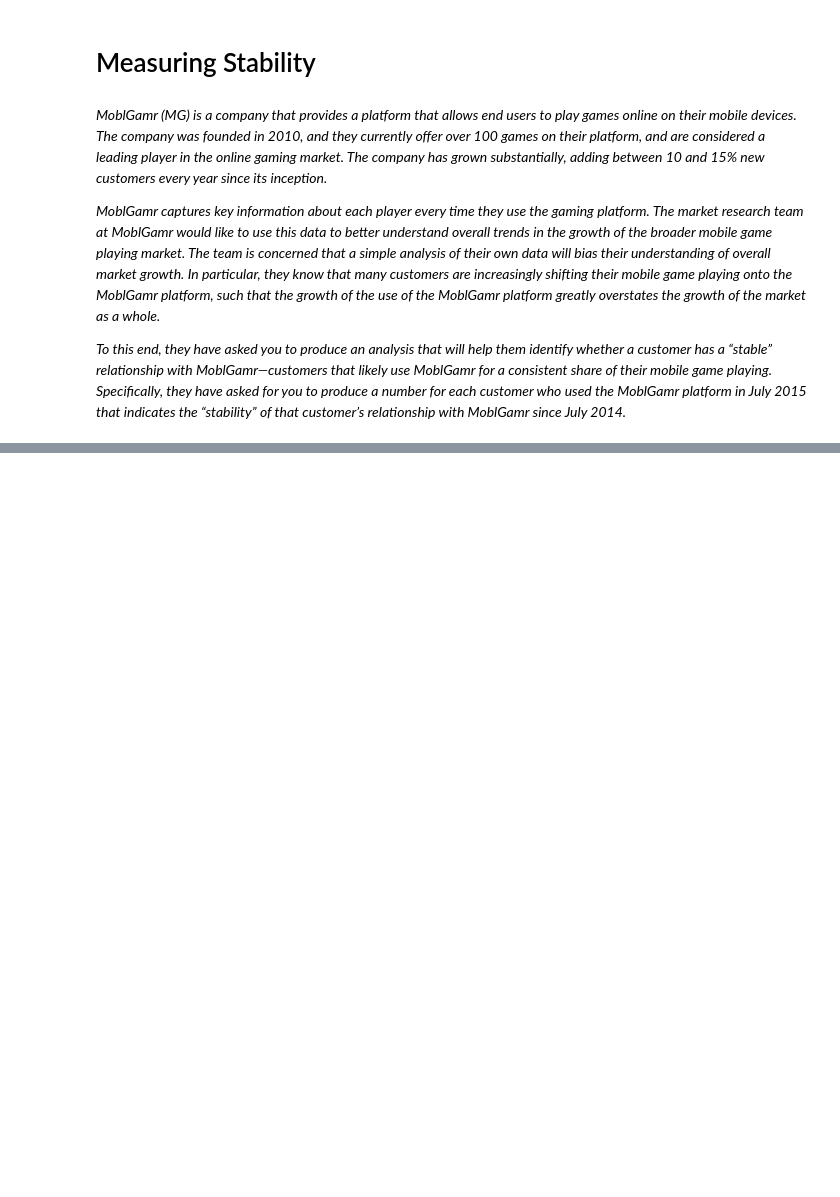
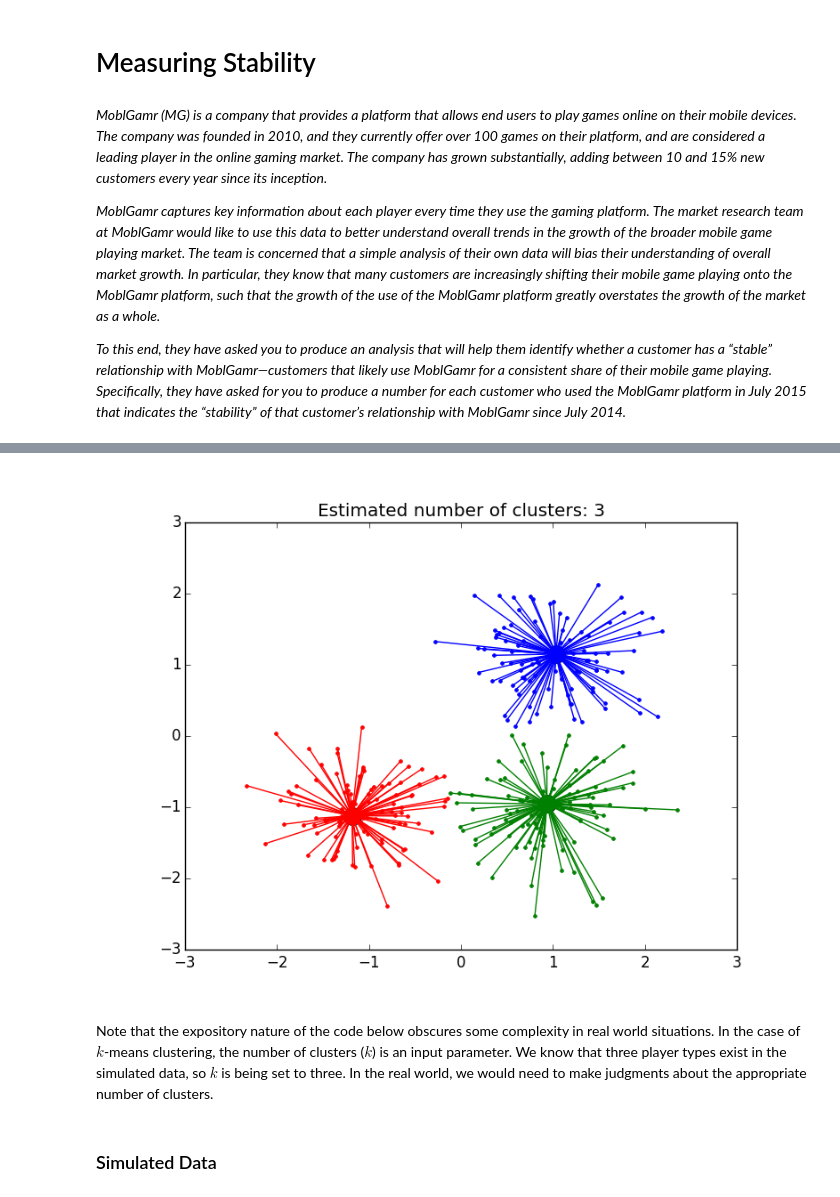
Before and after one commit to choct155/work_scratch, a Jupyter notebook: MoblGamr.ipynb, the cells around one changed output, grey strips where cells are left out. Cells and saved outputs as stored; diff of their text form; code cells hidden in the pictures; blank space fills up the shorter version.

```diff
--- a/MoblGamr.ipynb
+++ b/MoblGamr.ipynb
@@ -32,0 +91,9 @@ A good stability measure should facilitate this classification problem by captur
+# %%
+from IPython.display import Image
+Image('http://scikit-learn.org/stable/_images/plot_affinity_propagation_001.png')
+# %% [output]
+[figure, added]
+# %% [markdown]
+Note that the expository nature of the code below obscures some complexity in real world situations.  In the case of $k$-means clustering, the number of clusters ($k$) is an input parameter.  We know that three player types exist in the simulated data, so $k$ is being set to three.  In the real world, we would need to make judgments about the appropriate number of clusters.
+# %% [markdown]
+### Simulated Data
```
Also changed, not shown: parts of 35 cells of this notebook, 3 other files.
